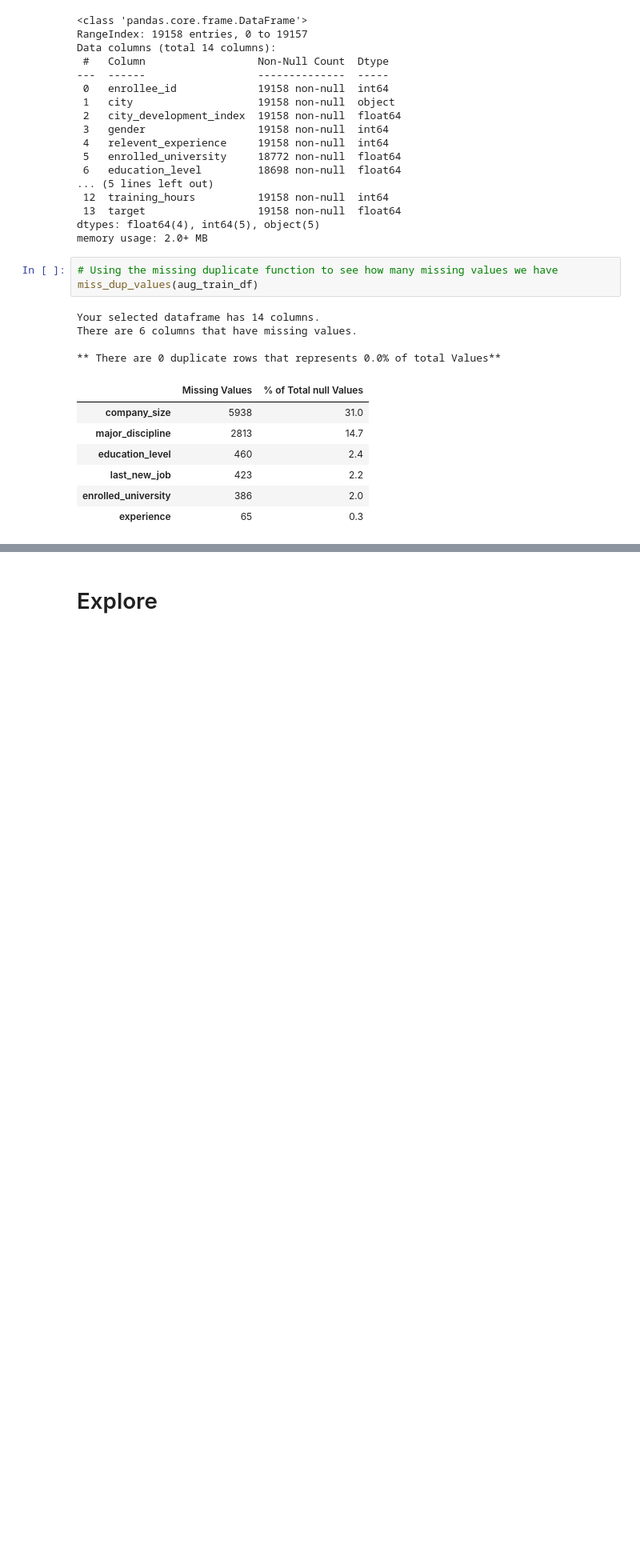
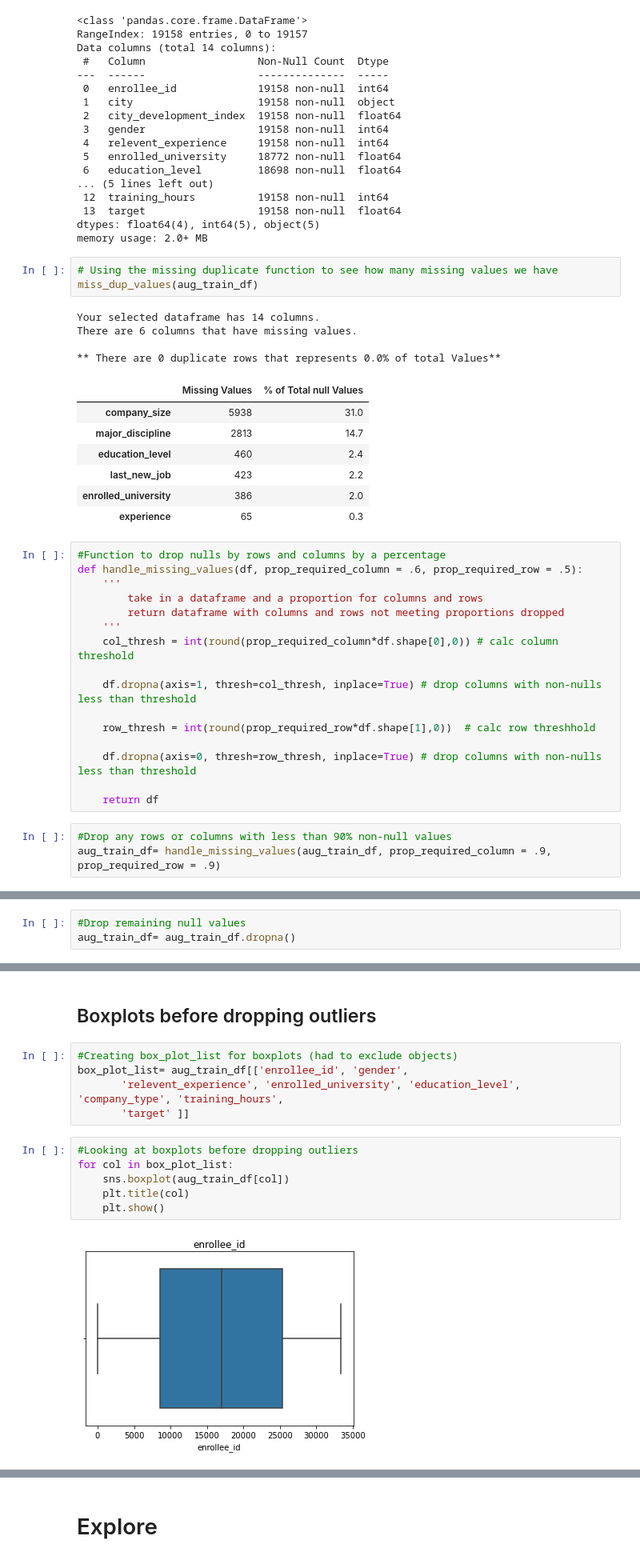
Before and after one commit to LinhQuach13/Individual_project_HR_analytics, a Jupyter notebook: Workbook.ipynb, the cells around one changed output, grey strips where cells are left out. Shown at 80% size. Cells and saved outputs as stored; diff of their text form; blank space fills up the shorter version.

```diff
--- a/Workbook.ipynb
+++ b/Workbook.ipynb
@@ -336,3 +326,22 @@ There are 6 columns that have missing values.
 | last_new_job | 423 | 2.2 |
 | enrolled_university | 386 | 2.0 |
 | experience | 65 | 0.3 |
+# %%
+#Function to drop nulls by rows and columns by a percentage
+def handle_missing_values(df, prop_required_column = .6, prop_required_row = .5):
+    '''
+        take in a dataframe and a proportion for columns and rows
+        return dataframe with columns and rows not meeting proportions dropped
+    '''
+    col_thresh = int(round(prop_required_column*df.shape[0],0)) # calc column threshold
+
+    df.dropna(axis=1, thresh=col_thresh, inplace=True) # drop columns with non-nulls less than threshold
+
+    row_thresh = int(round(prop_required_row*df.shape[1],0))  # calc row threshhold
+
+    df.dropna(axis=0, thresh=row_thresh, inplace=True) # drop columns with non-nulls less than threshold
+
+    return df
+# %%
+#Drop any rows or columns with less than 90% non-null values
+aug_train_df= handle_missing_values(aug_train_df, prop_required_column = .9, prop_required_row = .9)
@@ -338,0 +361,3 @@ There are 6 columns that have missing values.
+# %%
+#Drop remaining null values
+aug_train_df= aug_train_df.dropna()
@@ -338,0 +420,15 @@ There are 6 columns that have missing values.
+# %% [markdown]
+## Boxplots before dropping outliers
+# %%
+#Creating box_plot_list for boxplots (had to exclude objects)
+box_plot_list= aug_train_df[['enrollee_id', 'gender',
+       'relevent_experience', 'enrolled_university', 'education_level', 'company_type', 'training_hours',
+       'target' ]]
+# %%
+#Looking at boxplots before dropping outliers
+for col in box_plot_list:
+    sns.boxplot(aug_train_df[col])
+    plt.title(col)
+    plt.show()
+# %% [output]
+[figure, added]
```
Also changed, not shown: parts of 30 cells of this notebook.
